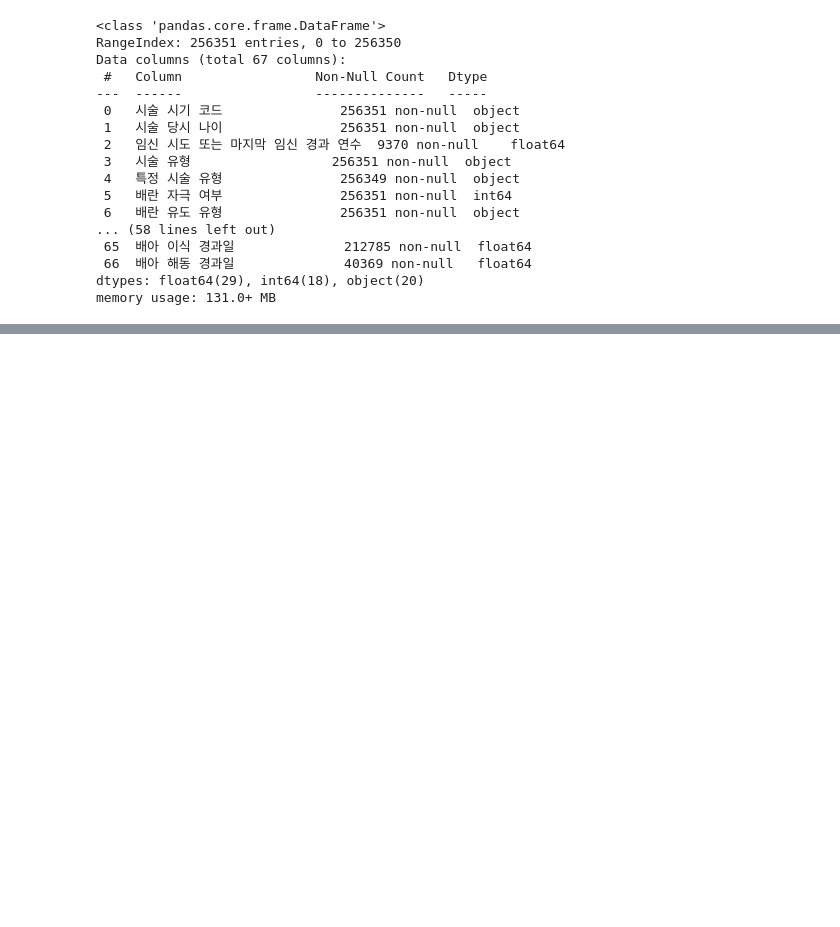
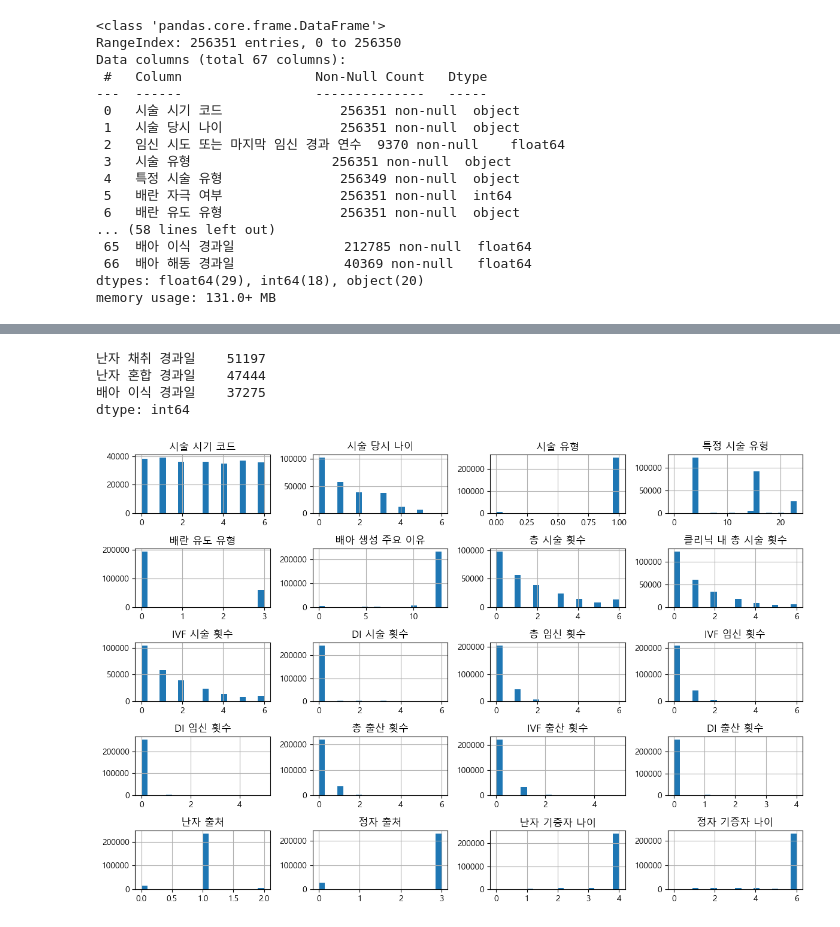
Before and after one commit to helloNarehase/LG_Aimers_2025, a Jupyter notebook: data_preprocess/missing_val.ipynb, the cells around one changed output, grey strips where cells are left out. Drawn from its saved outputs; the diff is of its cells as text; code cells hidden in the pictures; blank space fills up the shorter version.

```diff
--- a/data_preprocess/missing_val.ipynb
+++ b/data_preprocess/missing_val.ipynb
@@ -194,0 +103,3 @@ test_cleaned['배아 이식 경과일'].hist(figsize=(10, 5), bins=20)
+# %%
+categorical_cols = train_X.select_dtypes(include=['object']).columns
+numerical_cols = train_X.select_dtypes(include=['float64','int64']).columns
@@ -194,0 +154,21 @@ test_cleaned['배아 이식 경과일'].hist(figsize=(10, 5), bins=20)
+# %%
+train_X[categorical_cols] = train_X[categorical_cols].fillna('Unknown')
+test_df[categorical_cols] = test_df[categorical_cols].fillna('Unknown')
+
+DI = train_X[train_X['시술 유형'] == "DI"].copy()
+DI_T = test_df[test_df['시술 유형'] == "DI"].copy()
+
+DI[numerical_cols] = DI[numerical_cols].fillna(0)
+DI_T[numerical_cols] = DI_T[numerical_cols].fillna(0)
+
+train_X.loc[train_X['시술 유형'] == "DI", numerical_cols] = DI[numerical_cols]
+test_df.loc[test_df['시술 유형'] == "DI", numerical_cols] = DI_T[numerical_cols]
+# %%
+num_miss = train_X[numerical_cols].isnull().sum()
+num_miss = num_miss[num_miss > 0]
+num_miss
+# %% [output]
+난자 채취 경과일    51197
+난자 혼합 경과일    47444
+배아 이식 경과일    37275
+dtype: int64
@@ -194,0 +181,14 @@ test_cleaned['배아 이식 경과일'].hist(figsize=(10, 5), bins=20)
+# %%
+train_X = train_X.drop(columns=["난자 채취 경과일"])
+test_df = test_df.drop(columns=["난자 채취 경과일"])
+train_X[['난자 혼합 경과일', '배아 이식 경과일']] = train_X[['난자 혼합 경과일', '배아 이식 경과일']].fillna(0)
+test_df[['난자 혼합 경과일', '배아 이식 경과일']] = test_df[['난자 혼합 경과일', '배아 이식 경과일']].fillna(0)
+# %%
+categorical_cols = train_X.select_dtypes(include=['object']).columns
+numerical_cols = train_X.select_dtypes(include=['float64','int64']).columns
+# %%
+train_X[categorical_cols].apply(lambda x: x.astype('category').cat.codes).hist(figsize=(12, 8), bins=20)
+plt.tight_layout()
+plt.show()
+# %% [output]
+[figure, added]
```
Also changed, not shown: parts of 38 cells of this notebook, 2 other files.
